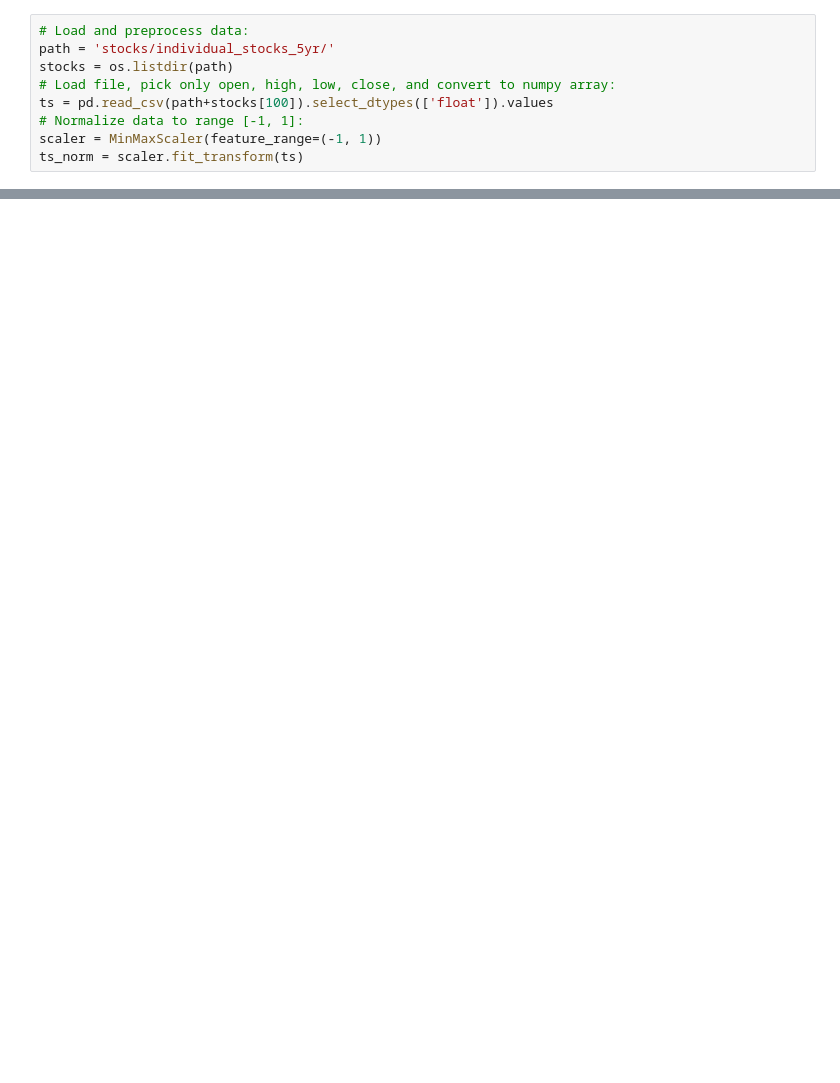
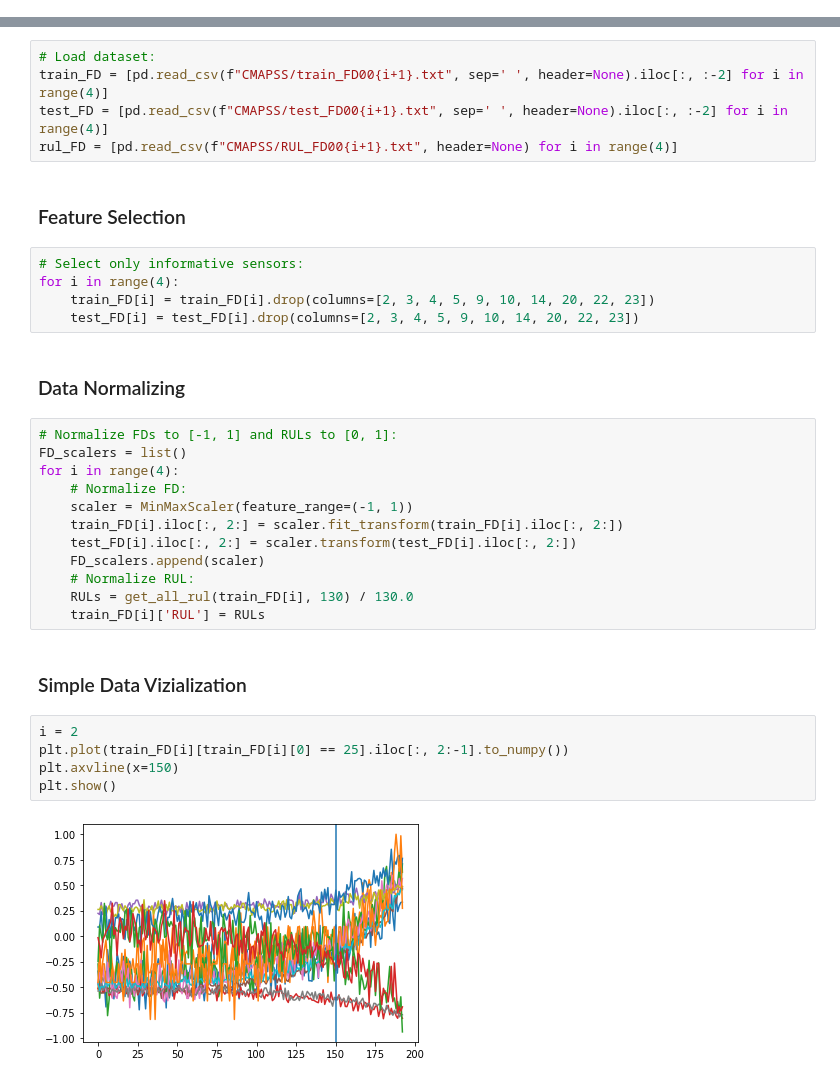
Before and after one commit to vinhng10/GAN-Augmentation-for-Remaining-Useful-Life-Prediction, a Jupyter notebook: TS.ipynb, the cells around one changed output, grey strips where cells are left out. Saved outputs shown, nothing was run; the diff lists cells and outputs as text; blank space fills up the shorter version.

```diff
--- a/TS.ipynb
+++ b/TS.ipynb
@@ -123,9 +0,0 @@ The autoreload extension is already loaded. To reload it, use:
-# %%
-# Load and preprocess data:
-path = 'stocks/individual_stocks_5yr/'
-stocks = os.listdir(path)
-# Load file, pick only open, high, low, close, and convert to numpy array:
-ts = pd.read_csv(path+stocks[100]).select_dtypes(['float']).values
-# Normalize data to range [-1, 1]:
-scaler = MinMaxScaler(feature_range=(-1, 1))
-ts_norm = scaler.fit_transform(ts)
@@ -186,0 +34,35 @@ AttributeError: 'Tensor' object has no attribute 'as_in_context'
+# %%
+# Load dataset:
+train_FD = [pd.read_csv(f"CMAPSS/train_FD00{i+1}.txt", sep=' ', header=None).iloc[:, :-2] for i in range(4)]
+test_FD = [pd.read_csv(f"CMAPSS/test_FD00{i+1}.txt", sep=' ', header=None).iloc[:, :-2] for i in range(4)]
+rul_FD = [pd.read_csv(f"CMAPSS/RUL_FD00{i+1}.txt", header=None) for i in range(4)]
+# %% [markdown]
+### Feature Selection
+# %%
+# Select only informative sensors:
+for i in range(4):
+    train_FD[i] = train_FD[i].drop(columns=[2, 3, 4, 5, 9, 10, 14, 20, 22, 23])
+    test_FD[i] = test_FD[i].drop(columns=[2, 3, 4, 5, 9, 10, 14, 20, 22, 23])
+# %% [markdown]
+### Data Normalizing
+# %%
+# Normalize FDs to [-1, 1] and RULs to [0, 1]:
+FD_scalers = list()
+for i in range(4):
+    # Normalize FD:
+    scaler = MinMaxScaler(feature_range=(-1, 1))
+    train_FD[i].iloc[:, 2:] = scaler.fit_transform(train_FD[i].iloc[:, 2:])
+    test_FD[i].iloc[:, 2:] = scaler.transform(test_FD[i].iloc[:, 2:])
+    FD_scalers.append(scaler)
+    # Normalize RUL:
+    RULs = get_all_rul(train_FD[i], 130) / 130.0
+    train_FD[i]['RUL'] = RULs
+# %% [markdown]
+### Simple Data Vizialization
+# %%
+i = 2
+plt.plot(train_FD[i][train_FD[i][0] == 25].iloc[:, 2:-1].to_numpy())
+plt.axvline(x=150)
+plt.show()
+# %% [output]
+[figure, added]
```
Also changed, not shown: parts of 31 cells of this notebook, 2 other files.
